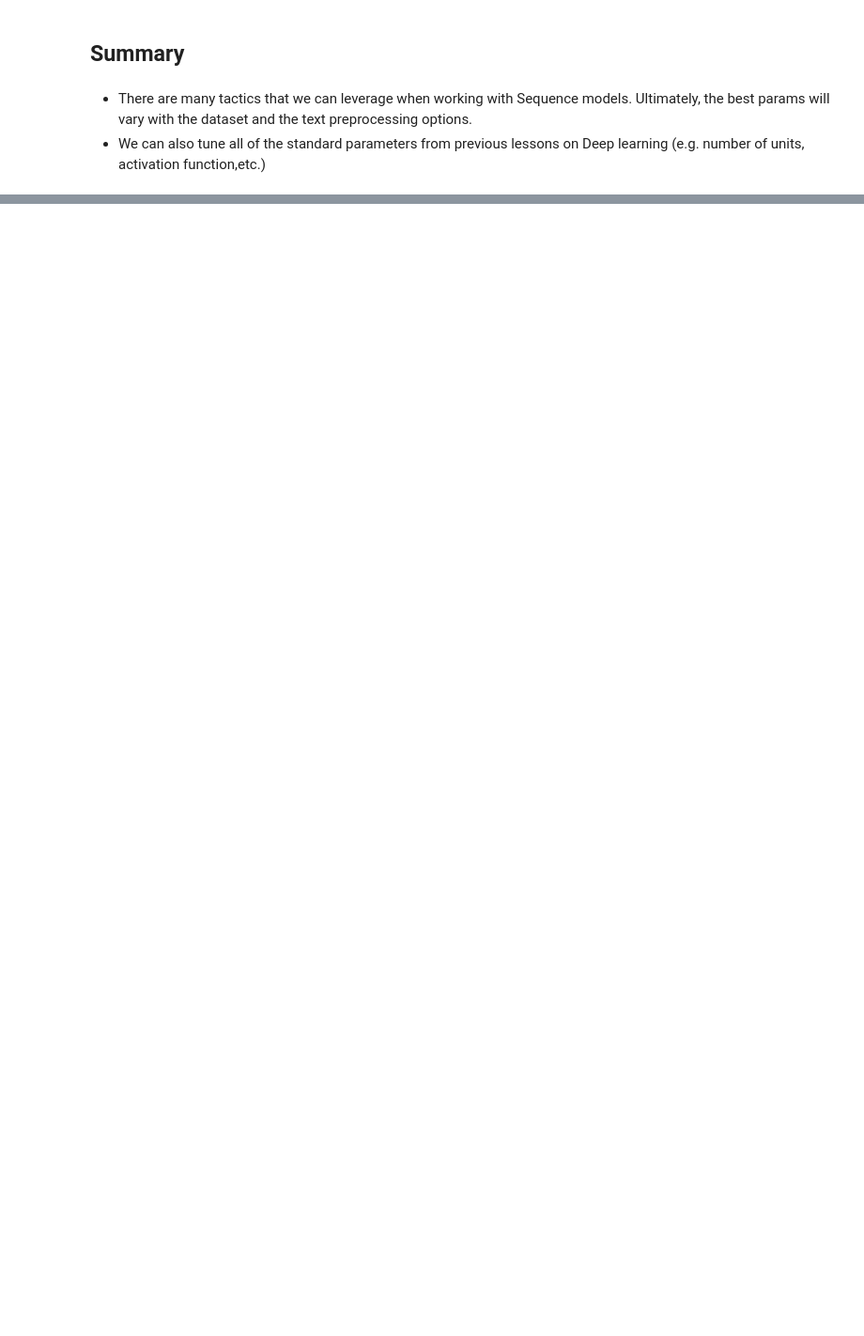
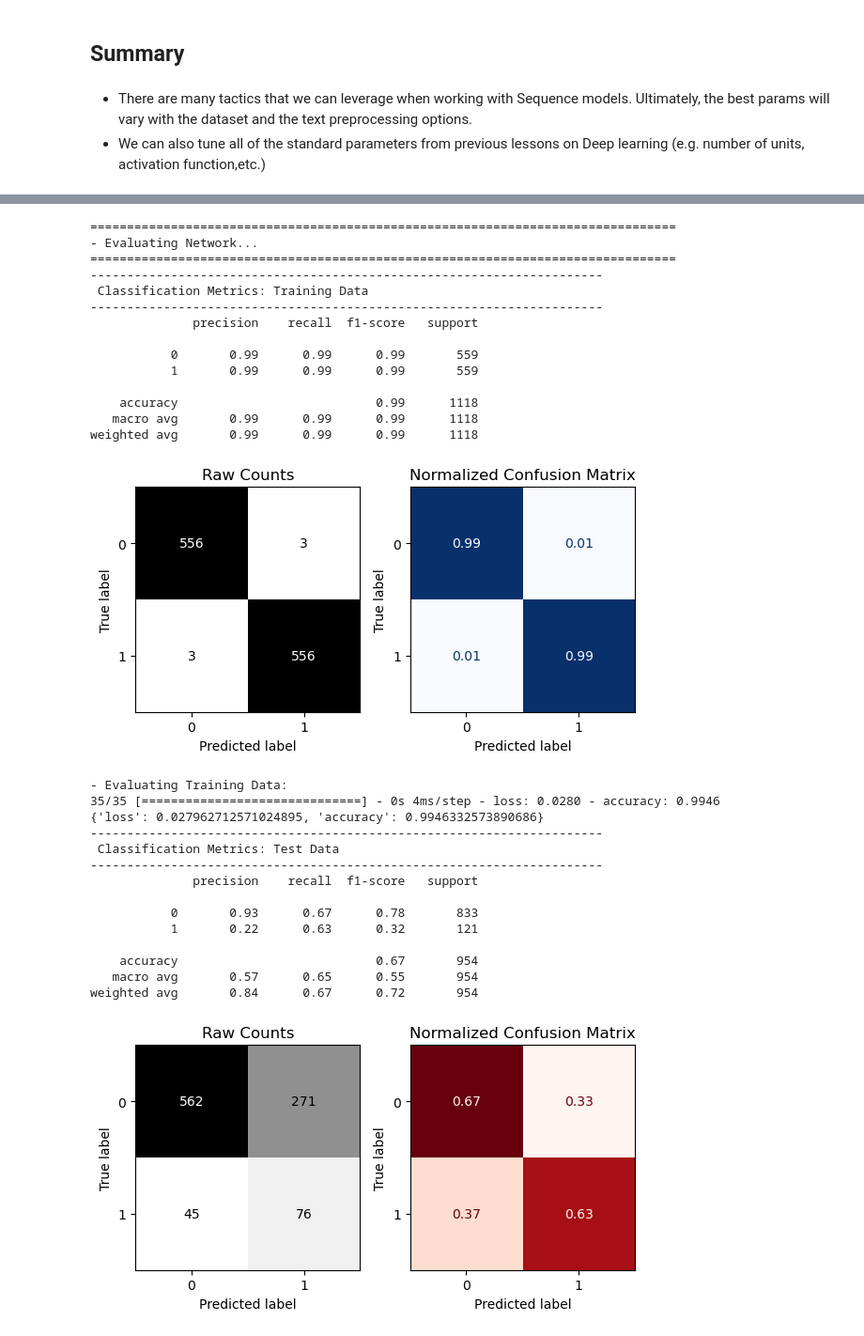
Before and after one commit to coding-dojo-data-science/adv-ml-wk02-deep-nlp-codealongs, a Jupyter notebook: Lecture 2/SOLUTION-W02L02-sequence-models.ipynb, the cells around one changed output, grey strips where cells are left out. Shown at 94% size. Saved outputs shown, nothing was run; the diff lists cells and outputs as text; code cells hidden in the pictures; blank space fills up the shorter version.

```diff
--- a/Lecture 2/SOLUTION-W02L02-sequence-models.ipynb
+++ b/Lecture 2/SOLUTION-W02L02-sequence-models.ipynb
@@ -2843,0 +2958,37 @@ Everything we have tuned/tested thus far has been related to the model itself. T
+# %%
+# Obtain the results
+results = fn.evaluate_classification_network(
+    your_model, X_train=train_ds,
+    X_test=test_ds,# history=history
+);
+# %% [output]
+================================================================================
+- Evaluating Network...
+================================================================================
+----------------------------------------------------------------------
+ Classification Metrics: Training Data
+----------------------------------------------------------------------
+              precision    recall  f1-score   support
+
+           0       0.99      0.99      0.99       559
+           1       0.99      0.99      0.99       559
+
+    accuracy                           0.99      1118
+   macro avg       0.99      0.99      0.99      1118
+weighted avg       0.99      0.99      0.99      1118
+[figure, added]
+- Evaluating Training Data:
+35/35 [==============================] - 0s 4ms/step - loss: 0.0280 - accuracy: 0.9946
+{'loss': 0.027962712571024895, 'accuracy': 0.9946332573890686}
+----------------------------------------------------------------------
+ Classification Metrics: Test Data
+----------------------------------------------------------------------
+              precision    recall  f1-score   support
+
+           0       0.93      0.67      0.78       833
+           1       0.22      0.63      0.32       121
+
+    accuracy                           0.67       954
+   macro avg       0.57      0.65      0.55       954
+weighted avg       0.84      0.67      0.72       954
+[figure, added]
```
Also changed, not shown: parts of 84 cells of this notebook, 2 other files.
